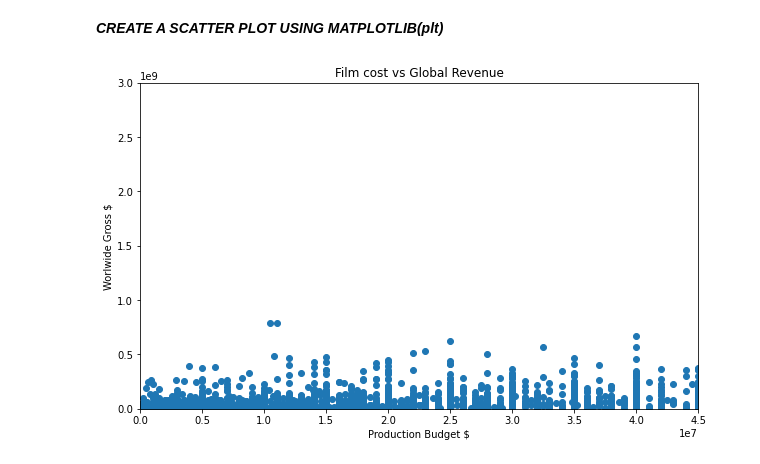
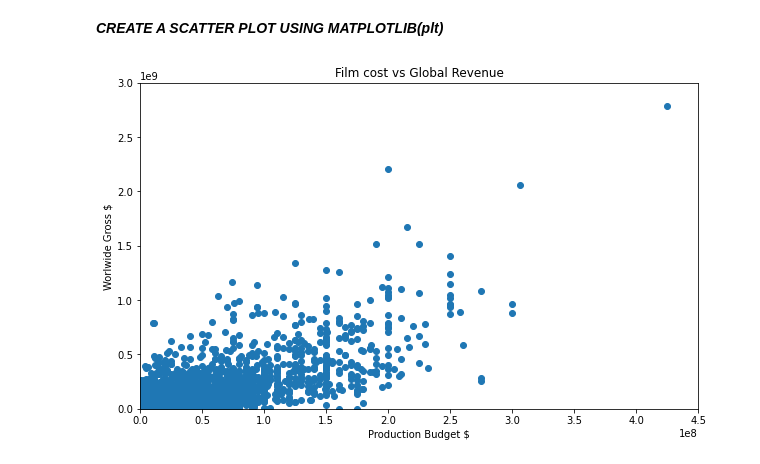
Before and after one commit to fatemakotha/Data-Science-and-Machine-Learning-Bootcamp, a Jupyter notebook: SECTION 2 Predict Movie Box Office Revenue with Linear Regression/7. Gather and clean data.ipynb, the cells around one changed output. Saved outputs shown, nothing was run; the diff lists cells and outputs as text; code cells hidden in the pictures.

```diff
--- a/SECTION 2 Predict Movie Box Office Revenue with Linear Regression/7. Gather and clean data.ipynb
+++ b/SECTION 2 Predict Movie Box Office Revenue with Linear Regression/7. Gather and clean data.ipynb
@@ -147,18 +147,18 @@ data
 # %%
 #Make the size of the chart larger:
 plt.figure(figsize=(10,6)) #Width=10, Height=6
 
 #Putting X, y inside the bracket does not work
 plt.scatter(data["production_budget_usd"], data["worldwide_gross_usd"])
 plt.title("Film cost vs Global Revenue") #Add a title
 plt.xlabel("Production Budget $") #Label x axis
 plt.ylabel("Worlwide Gross $") #Label y axis
 
 #To make the xaxis and yaxis start from 0:
 #We set a range for both the axes:
 plt.ylim(0,3000000000) #Start=0, End=3billion
-plt.xlim(0, 45000000)
+plt.xlim(0,450000000)
 
 plt.show()
 # %% [output]
-[figure, old version]
+[figure, new version]
```
